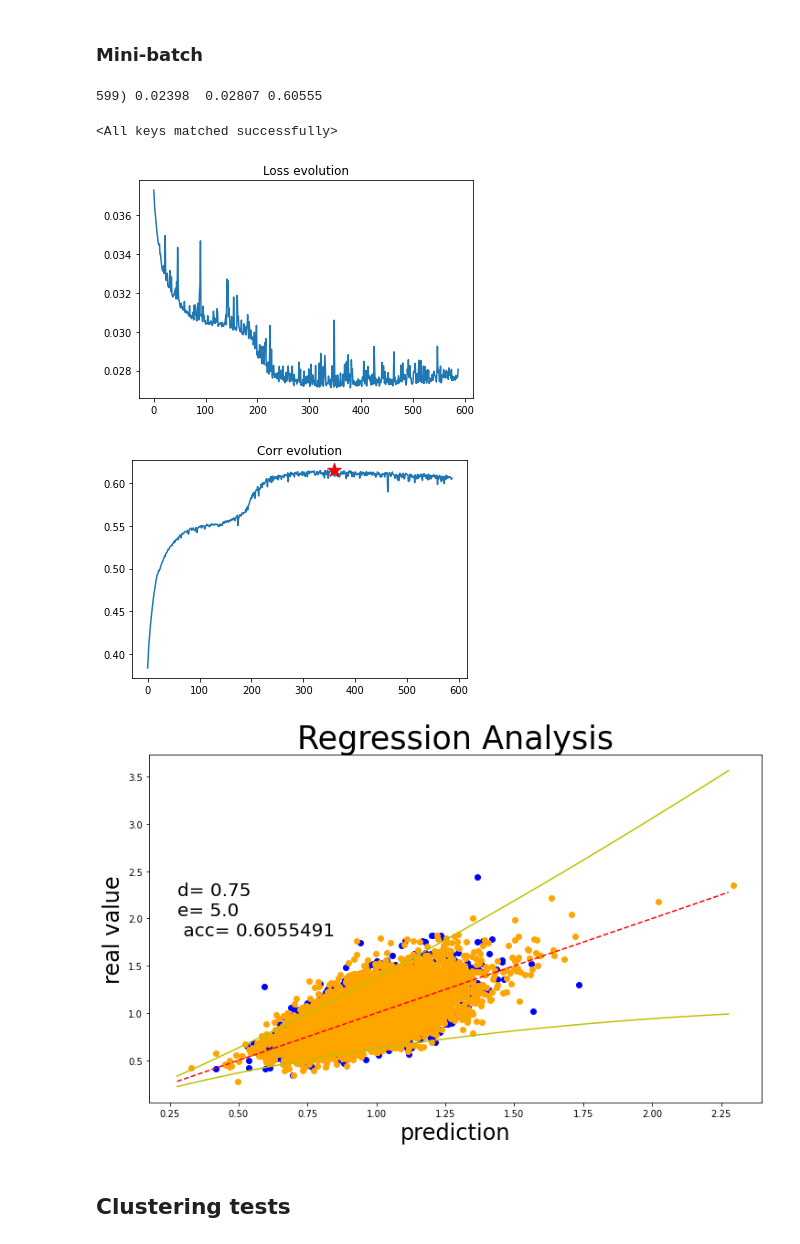
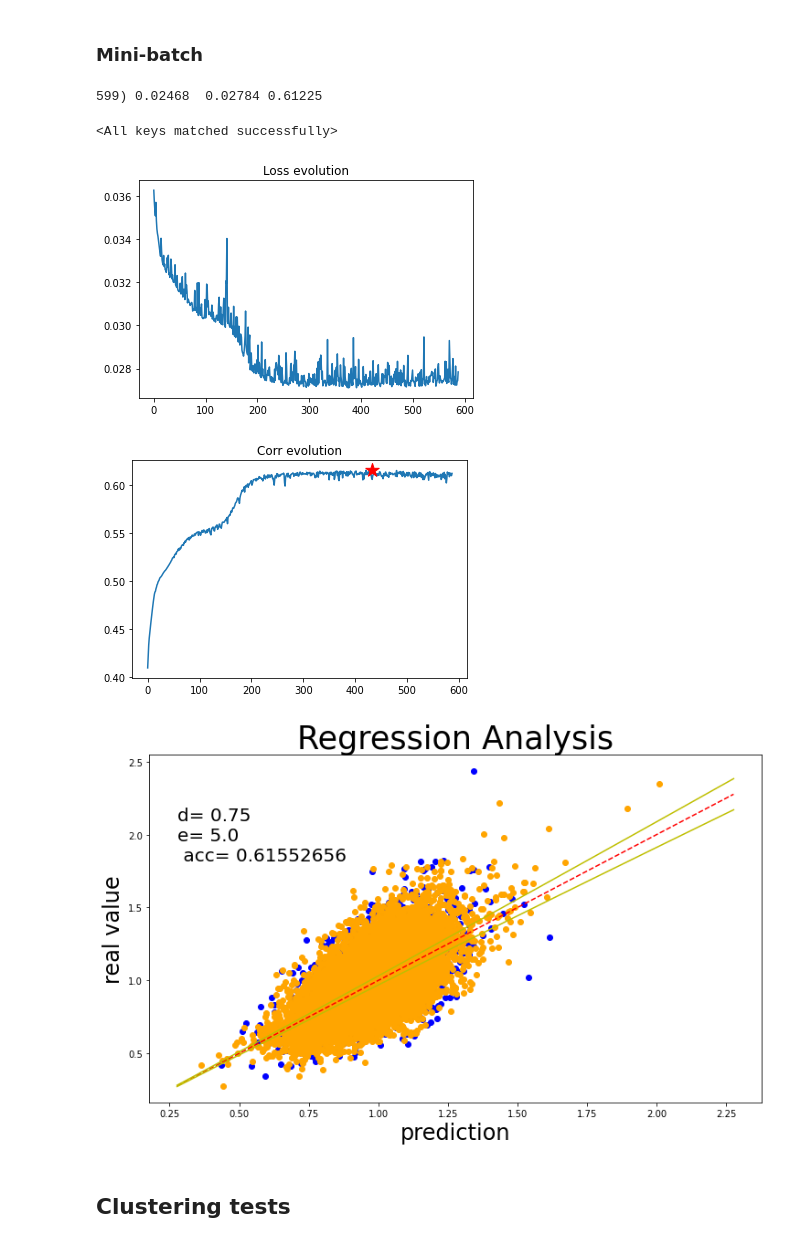
Before and after one commit to Simone7monaco/PatchyParticles, a Jupyter notebook: MULTI_OrderParameters.ipynb, the cells around one changed output. Drawn from its saved outputs; the diff is of its cells as text; code cells hidden in the pictures.

```diff
--- a/MULTI_OrderParameters.ipynb
+++ b/MULTI_OrderParameters.ipynb
@@ -461,7 +463,7 @@ net = torch.nn.Sequential(
         torch.nn.Linear(netwidth, 1),
     )
 
-bestnet=net
+bestnet = deepcopy(net)
 
 device = 'cpu'
 net = net.to(device)
@@ -543,7 +545,7 @@ for t in range(600):
 
 net.load_state_dict(bestnet.state_dict())
 # %% [output]
-599) 0.02398  0.02807 0.60555
+599) 0.02468  0.02784 0.61225
 <All keys matched successfully>
 # %%
 skip=12
@@ -555,35 +557,35 @@ plt.title("Corr evolution")
 plt.scatter(bestit[0]-12, bestit[1], s=200, c="r", marker="*", zorder=2)
 plt.show()
 # %% [output]
-[figure, old version]
+[figure, new version]
-[figure, old version]
+[figure, new version]
 # %%
 # plot current status: prediction versus real value
 acc = rcorr(net(X_test).data.numpy(), y_test.data.numpy())
 # tt = np.linspace(min(y_train), max(y_train))
 tt = np.arange(min(y_train), max(y_train), .1)
-SE = (tt*y.mean())**(3/2)/np.sqrt(time)
+SE = (tt*y.mean())**(3/2)/np.sqrt(time)/y.mean()
 
 fig, ax = plt.subplots(figsize=(12,7))
 ax.set_title('Regression Analysis', fontsize=35)
 ax.set_xlabel('prediction', fontsize=24)
 ax.set_ylabel('real value', fontsize=24)
 
 par="d= "+str(d/100)+"\n"+"e= "+str(e/100)+"\n acc= "+str(acc)
 tx,ty= (tt[0], .8*tt[-1])
 
 plt.scatter(net(X_test).data.numpy(), y_test.data.numpy(), color = "blue")
 plt.scatter(net(X_train).data.numpy(), y_train.data.numpy(), color = "orange")
 # Dashed line is the ideal result
 plt.plot(tt,tt,'r--')
 # plt.fill_between(tt,tt+SE,tt-SE,color='y', zorder=0)
-plt.plot(tt,tt+SE,'y')
-plt.plot(tt,tt-SE,'y')
+plt.plot(tt,tt+2*SE,'y')
+plt.plot(tt,tt-2*SE,'y')
 
 plt.text(tx, ty, par, fontsize=20)
 plt.show()
 # %% [output]
-[figure, old version]
+[figure, new version]
 # %%
 net.to('cpu')
 
```
Also changed, not shown: parts of 2 cells of this notebook.
